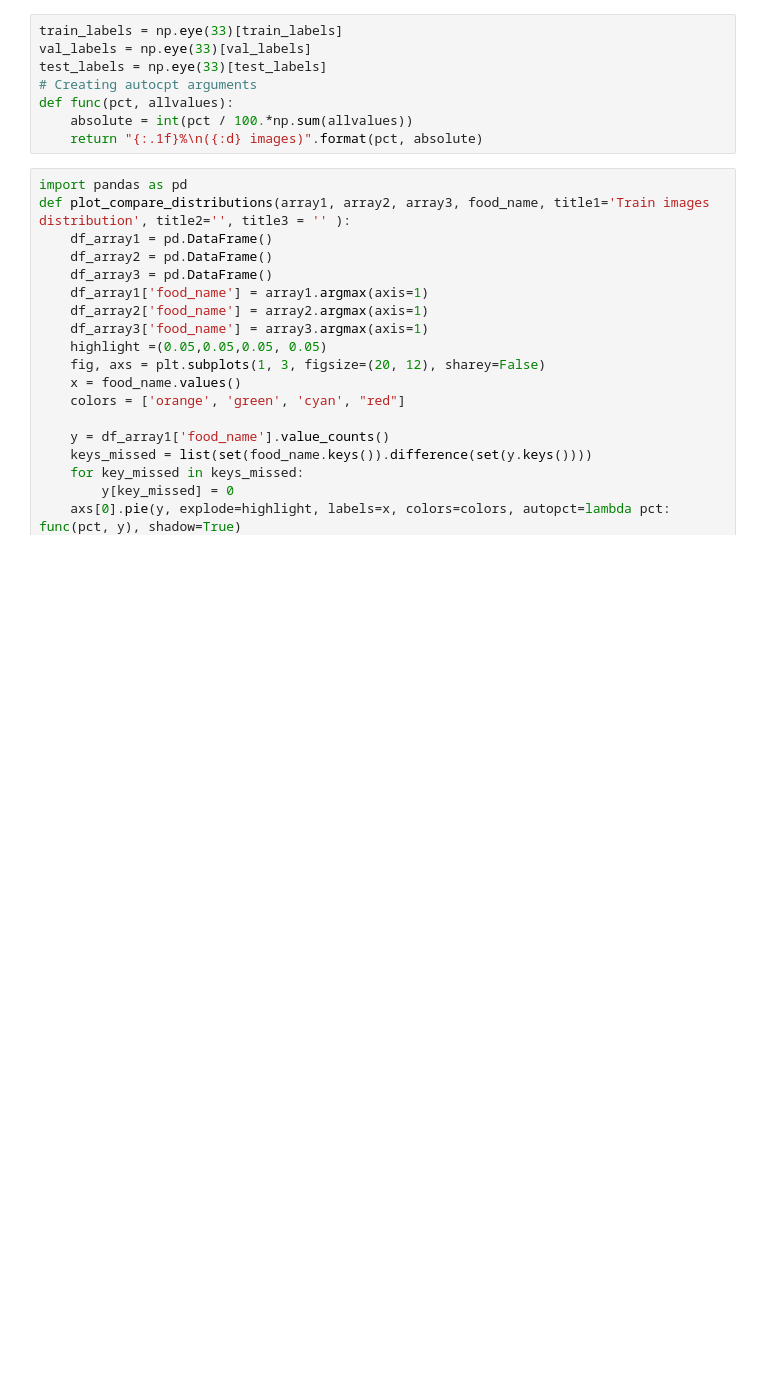
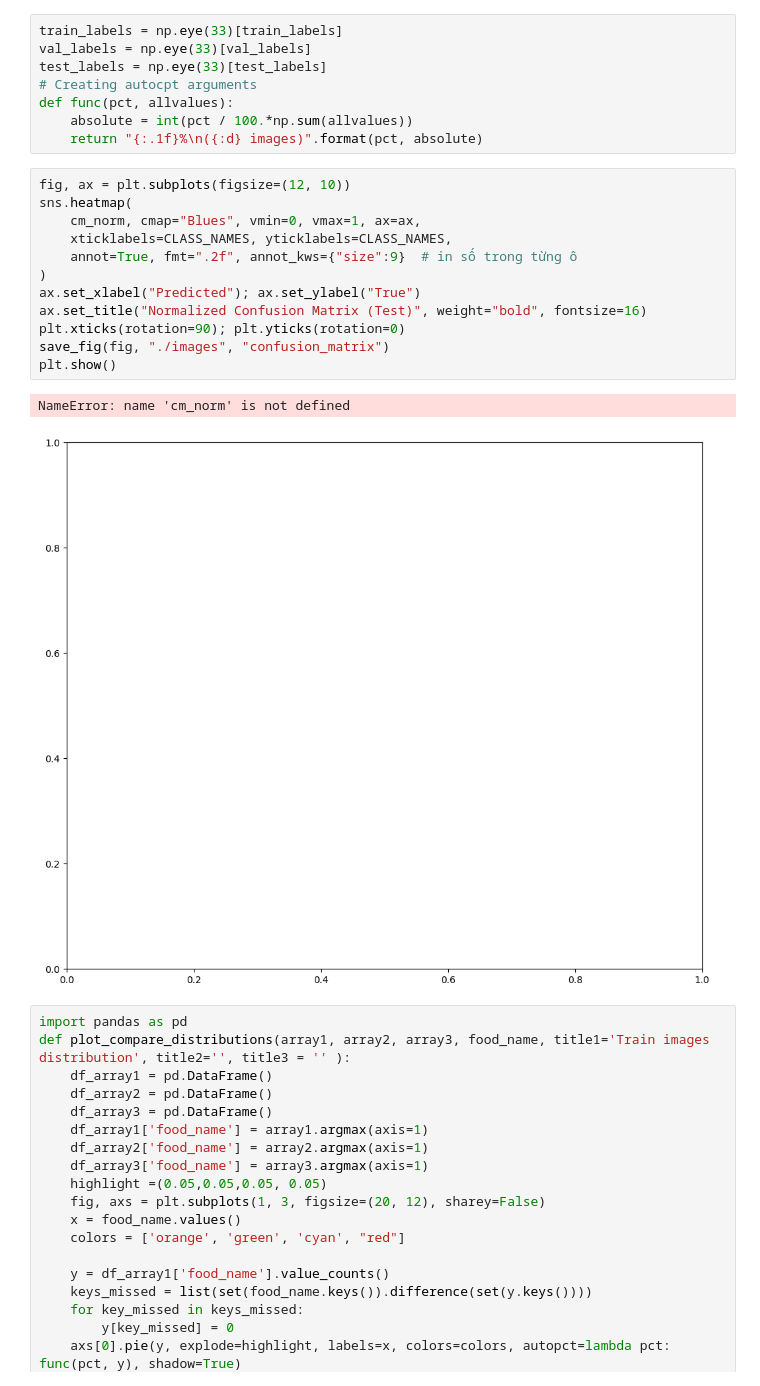
Before and after one commit to quangthai87vn/DL-DuDoan33MonAnVietNam, a Jupyter notebook: evaluate_model.ipynb, the cells around one changed output. Cells and saved outputs as stored; diff of their text form; blank space fills up the shorter version.

```diff
--- a/evaluate_model.ipynb
+++ b/evaluate_model.ipynb
@@ -169,6 +153,21 @@ test_labels = np.eye(33)[test_labels]
 def func(pct, allvalues):
     absolute = int(pct / 100.*np.sum(allvalues))
     return "{:.1f}%\n({:d} images)".format(pct, absolute)
+# %%
+fig, ax = plt.subplots(figsize=(12, 10))
+sns.heatmap(
+    cm_norm, cmap="Blues", vmin=0, vmax=1, ax=ax,
+    xticklabels=CLASS_NAMES, yticklabels=CLASS_NAMES,
+    annot=True, fmt=".2f", annot_kws={"size":9}  # in số trong từng ô
+)
+ax.set_xlabel("Predicted"); ax.set_ylabel("True")
+ax.set_title("Normalized Confusion Matrix (Test)", weight="bold", fontsize=16)
+plt.xticks(rotation=90); plt.yticks(rotation=0)
+save_fig(fig, "./images", "confusion_matrix")
+plt.show()
+# %% [output]
+NameError: name 'cm_norm' is not defined
+[figure, added]
 # %%
 import pandas as pd
 def plot_compare_distributions(array1, array2, array3, food_name, title1='Train images distribution', title2='', title3 = '' ):
```
Also changed, not shown: parts of 3 cells of this notebook, 31 other files.
